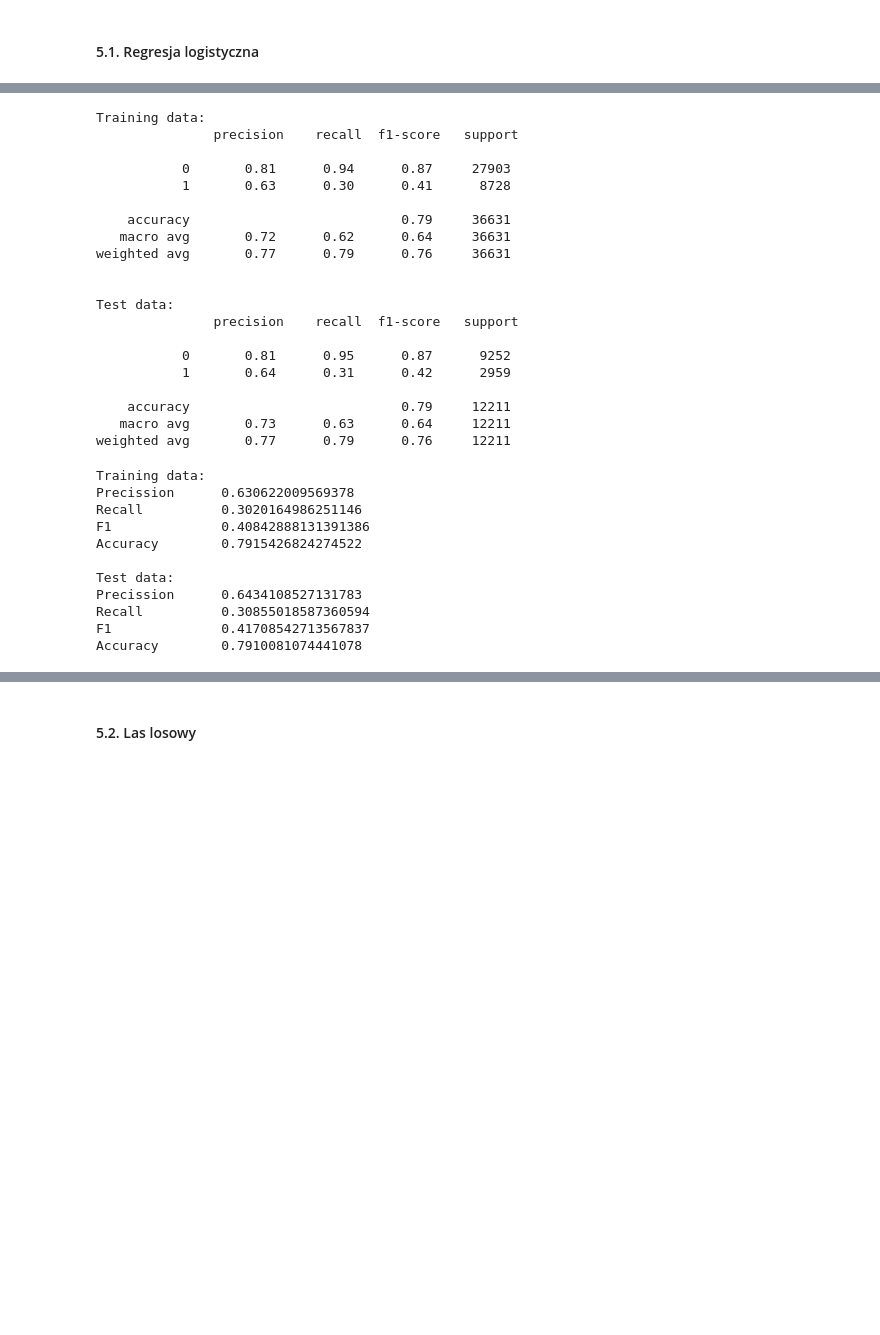
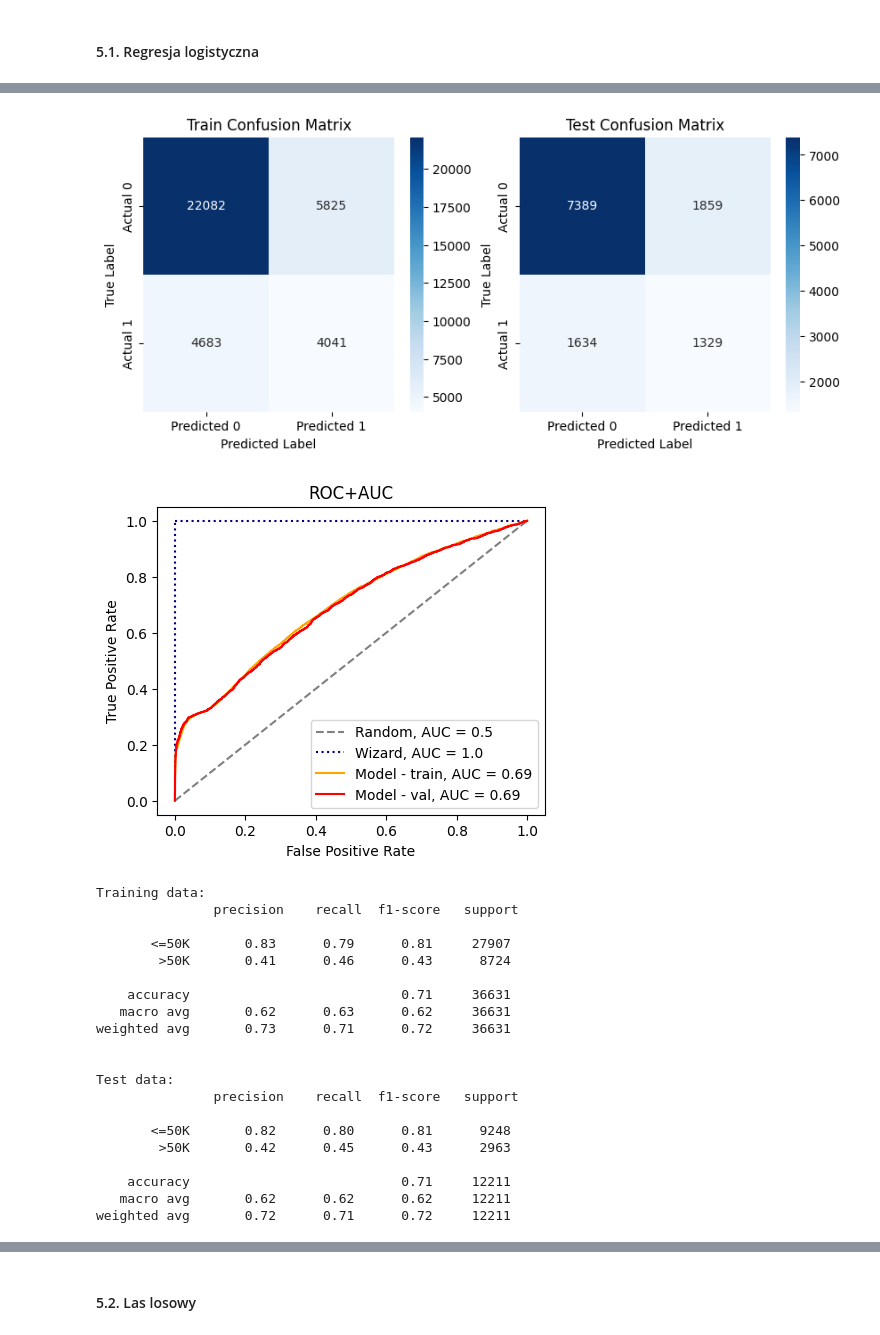
Before and after one commit to hoanganhlinh/SRD-projekt, a Jupyter notebook: adult-classification.ipynb, the cells around one changed output, grey strips where cells are left out. Drawn from its saved outputs; the diff is of its cells as text; code cells hidden in the pictures; blank space fills up the shorter version.

Commit message:
Dobor parametrow logreg, poprawki w EDA

```diff
--- a/adult-classification.ipynb
+++ b/adult-classification.ipynb
@@ -581,0 +649,3 @@ X_train, X_test, y_train, y_test = train_test_split(X, y, test_size=0.25, random
+# %%
+smote = SMOTE(random_state=42);
+X_train_smote, y_train_smote = smote.fit_resample(X_train, y_train);
@@ -587,2 +710,0 @@ logreg = LogisticRegression(random_state=42)
-# %%
-logreg.fit(X_train, y_train)
@@ -598,3 +716,6 @@ LogisticRegression(random_state=42)
+# %%
+lr_smote = LogisticRegression(random_state=42)
+lr_smote.fit(X_train_smote, y_train_smote)
 # %%
-y_train_hat = logreg.predict(X_train)
-y_test_hat = logreg.predict(X_test)
+y_train_lr_smote = lr_smote.predict(X_train)
+y_test_lr_smote = lr_smote.predict(X_test)
@@ -644,41 +722,27 @@ plt.legend(loc="lower right");
-# %%
-print("Training data:\n", classification_report(y_train, y_train_hat), "\n\nTest data:\n", classification_report(y_test, y_test_hat))
-# %% [output]
-Training data:
-               precision    recall  f1-score   support
-
-           0       0.81      0.94      0.87     27903
-           1       0.63      0.30      0.41      8728
-
-    accuracy                           0.79     36631
-   macro avg       0.72      0.62      0.64     36631
-weighted avg       0.77      0.79      0.76     36631
-
-
-Test data:
-               precision    recall  f1-score   support
-
-           0       0.81      0.95      0.87      9252
-           1       0.64      0.31      0.42      2959
-
-    accuracy                           0.79     12211
-   macro avg       0.73      0.63      0.64     12211
-weighted avg       0.77      0.79      0.76     12211
-# %%
-print("Training data:")
-print(f"Precission\t{precision_score(y_train, y_train_hat)}\nRecall\t\t{recall_score(y_train, y_train_hat)}\nF1\t\t{f1_score(y_train, y_train_hat)}\nAccuracy\t{accuracy_score(y_train, y_train_hat)}")
-
-print("\nTest data:")
-print(f"Precission\t{precision_score(y_test, y_test_hat)}\nRecall\t\t{recall_score(y_test, y_test_hat)}\nF1\t\t{f1_score(y_test, y_test_hat)}\nAccuracy\t{accuracy_score(y_test, y_test_hat)}")
-# %% [output]
-Training data:
-Precission      0.630622009569378
-Recall          0.3020164986251146
-F1              0.40842888131391386
-Accuracy        0.7915426824274522
-
-Test data:
-Precission      0.6434108527131783
-Recall          0.30855018587360594
-F1              0.41708542713567837
-Accuracy        0.7910081074441078
+# %%
+plot_confusion_matrices(y_train, y_train_lr_smote, y_test, y_test_lr_smote)
+plot_roc_auc_curve(X_train, y_train, X_test, y_test, lr_smote)
+print_report(y_train, y_train_lr_smote, y_test, y_test_lr_smote, target_names)
+# %% [output]
+[figure, added]
+[figure, added]
+Training data:
+               precision    recall  f1-score   support
+
+       <=50K       0.83      0.79      0.81     27907
+        >50K       0.41      0.46      0.43      8724
+
+    accuracy                           0.71     36631
+   macro avg       0.62      0.63      0.62     36631
+weighted avg       0.73      0.71      0.72     36631
+
+
+Test data:
+               precision    recall  f1-score   support
+
+       <=50K       0.82      0.80      0.81      9248
+        >50K       0.42      0.45      0.43      2963
+
+    accuracy                           0.71     12211
+   macro avg       0.62      0.62      0.62     12211
+weighted avg       0.72      0.71      0.72     12211
```
Also changed, not shown: parts of 30 cells of this notebook.
